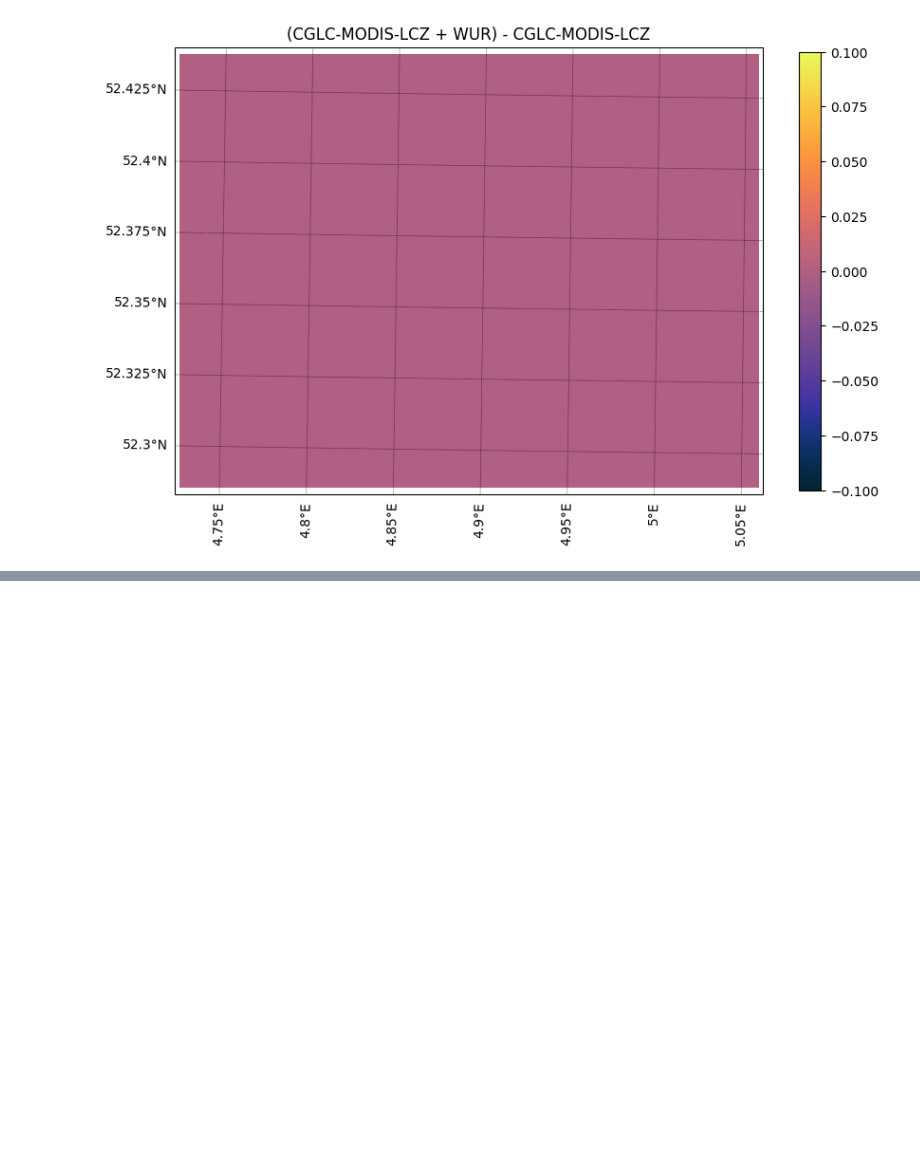
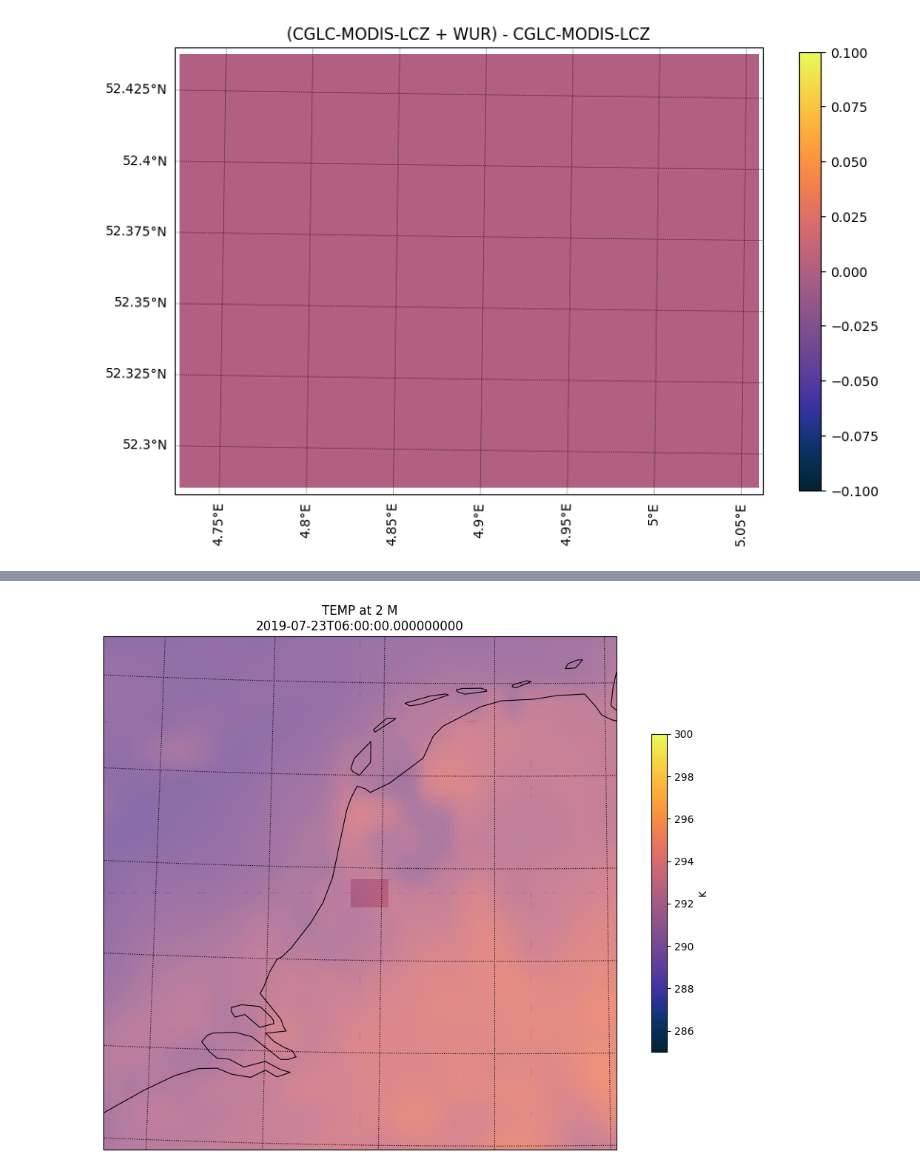
Before and after one commit to Urban-M4/snakemake-wrf, a Jupyter notebook: plot_output_files.ipynb, the cells around one changed output, grey strips where cells are left out. Drawn from its saved outputs; the diff is of its cells as text; code cells hidden in the pictures; blank space fills up the shorter version.

```diff
--- a/plot_output_files.ipynb
+++ b/plot_output_files.ipynb
@@ -222,3 +223,49 @@ ax1.set_title('(CGLC-MODIS-LCZ + WUR) - CGLC-MODIS-LCZ')
 cbar1 = fig.colorbar(ct1, ax=ax1, shrink=0.6)
 # %% [output]
 [figure]
+# %%
+## Try nest
+wur_lcz_d4 = Dataset('/home/cdonnely/Urban-M4/misc/workflows/snakemake/output/wur_lcz/wrfout_test')
+wur_lcz_d1 = Dataset('/home/cdonnely/Urban-M4/misc/workflows/snakemake/output/wur_lcz/wrfout_test1')
+wur_lcz_d2 = Dataset('/home/cdonnely/Urban-M4/misc/workflows/snakemake/output/wur_lcz/wrfout_test2')
+# %%
+d1_T2 = wrf.getvar(wur_lcz_d1, 'T2')
+d2_T2 = wrf.getvar(wur_lcz_d2, 'T2')
+d4_T2 = wrf.getvar(wur_lcz_d4, 'T2')
+# %%
+# Get the latitude and longitude points
+lats, lons = wrf.latlon_coords(d1_T2)
+lats2,lons2 = wrf.latlon_coords(d2_T2)
+lats3,lons3 = wrf.latlon_coords(d4_T2)
+
+
+# Get the cartopy mapping object (use original data, rather than any processed data)
+cart_proj = wrf.get_cartopy(d1_T2)
+# %%
+# Create a figure
+fig = plt.figure(figsize=(12,9))
+# Set the GeoAxes to the projection used by WRF
+ax = plt.axes(projection=cart_proj)
+
+# Add coastlines
+ax.coastlines('50m', linewidth=0.8)
+
+# Plot contours
+# plt.pcolormesh(wrf.to_np(lons), wrf.to_np(lats), wrf.to_np(d1_T2),
+#                transform=ccrs.PlateCarree(), cmap=cmo.thermal, vmin=285, vmax=300, alpha=0.7)
+
+plt.pcolormesh(wrf.to_np(lons2), wrf.to_np(lats2), wrf.to_np(d2_T2),
+                transform=ccrs.PlateCarree(), cmap=cmo.thermal, vmin=285, vmax=300, alpha=0.8)
+
+plt.pcolormesh(wrf.to_np(lons3), wrf.to_np(lats3), wrf.to_np(d4_T2),
+                transform=ccrs.PlateCarree(), cmap=cmo.thermal, vmin=285, vmax=300)
+
+# Add a color bar
+cbar = plt.colorbar(ax=ax, shrink=.62)
+cbar.set_label(d1_T2.units)
+
+# Add the gridlines
+ax.gridlines(color="black", linestyle="dotted")
+
+plt.title(d1_T2.description+'\n'+str(d1_T2.Time.values))
+# %% [output]
@@ -224,0 +273 @@ cbar1 = fig.colorbar(ct1, ax=ax1, shrink=0.6)
+[figure, added]
```
Also changed, not shown: parts of 5 cells of this notebook.
